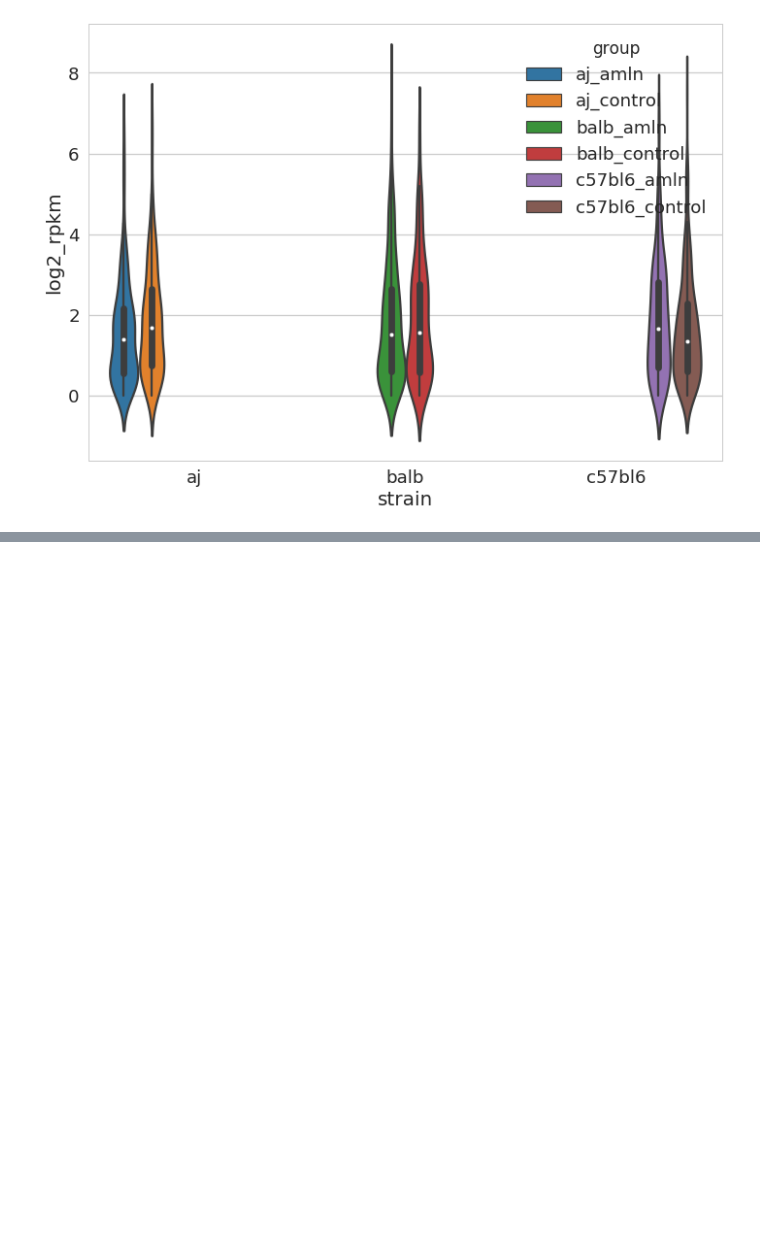
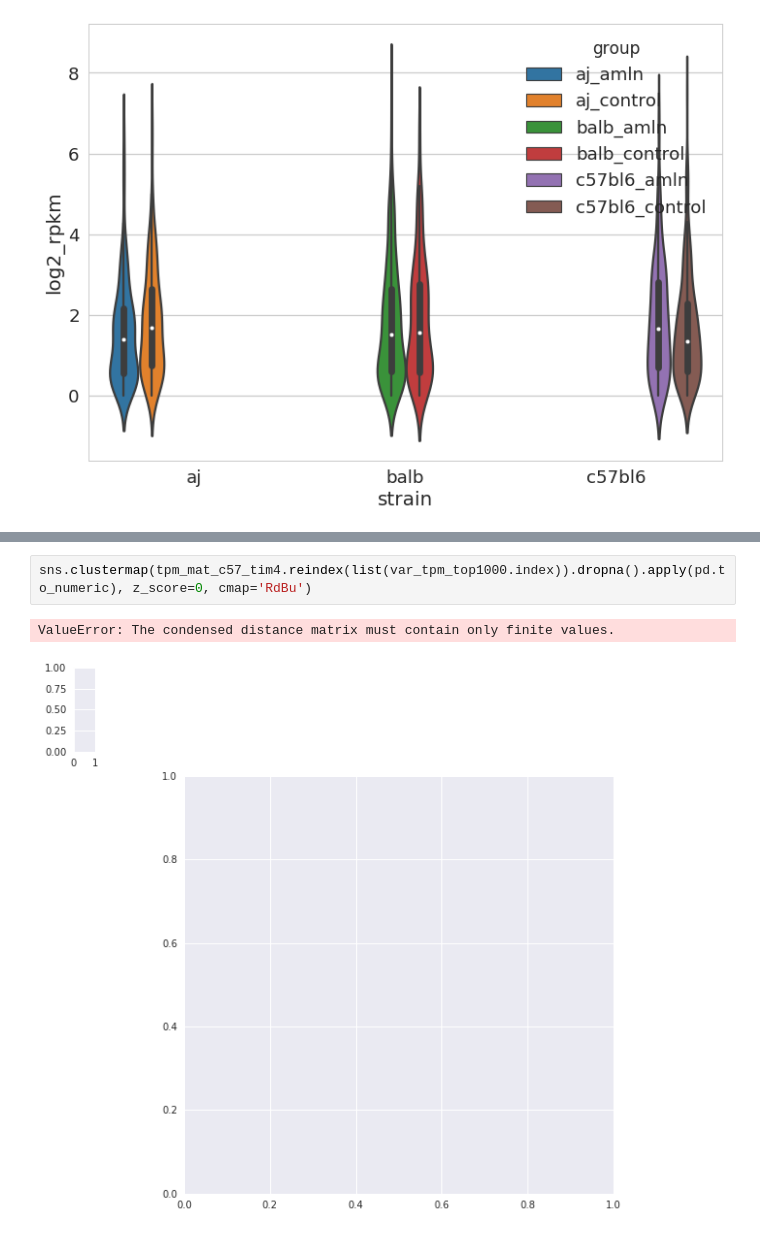
Before and after one commit to HunterBennett/liverStrains, a Jupyter notebook: results/180205_RNASeq_1wk.ipynb, the cells around one changed output, grey strips where cells are left out. Drawn from its saved outputs; the diff is of its cells as text; blank space fills up the shorter version.

```diff
--- a/results/180205_RNASeq_1wk.ipynb
+++ b/results/180205_RNASeq_1wk.ipynb
@@ -642,0 +693,5 @@ sns.violinplot(x='strain', y='log2_rpkm', hue='group', data=strains_fc2_dn)
+# %%
+sns.clustermap(tpm_mat_c57_tim4.reindex(list(var_tpm_top1000.index)).dropna().apply(pd.to_numeric), z_score=0, cmap='RdBu')
+# %% [output]
+ValueError: The condensed distance matrix must contain only finite values.
+[figure, added]
```
Also changed, not shown: parts of 104 cells of this notebook, 1 other file.
